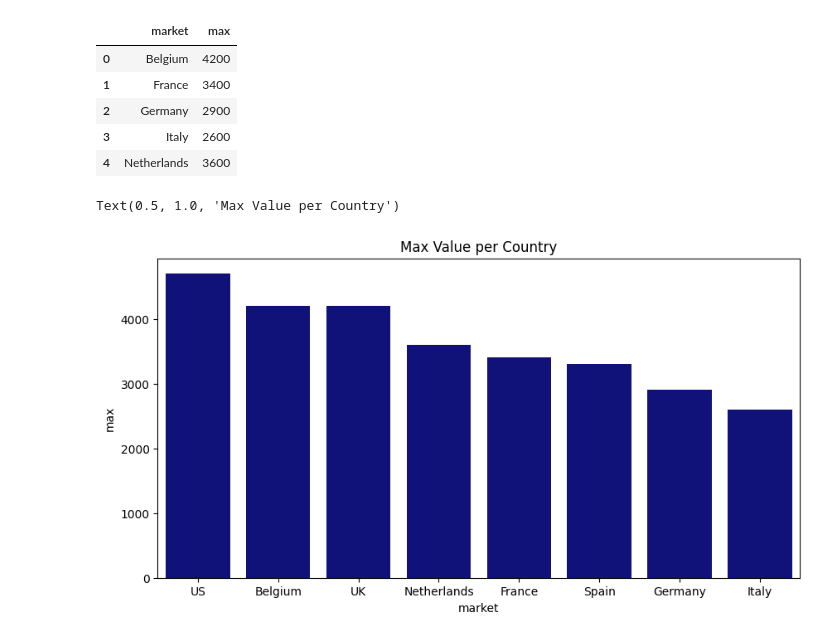
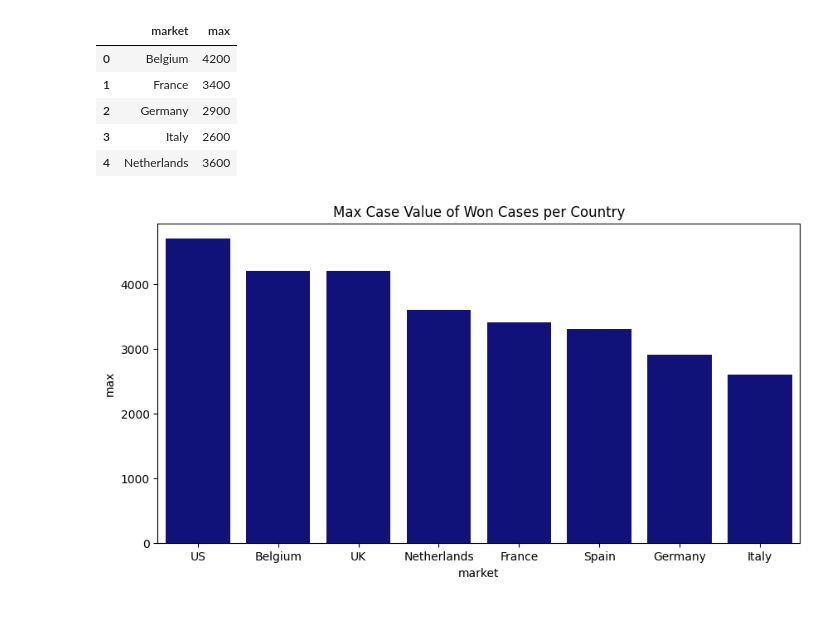
Before and after one commit to MadsAndersens/CABIChallenge, a Jupyter notebook: Visualizations.ipynb, the cells around one changed output. Cells and saved outputs as stored; diff of their text form; code cells hidden in the pictures.

```diff
--- a/Visualizations.ipynb
+++ b/Visualizations.ipynb
@@ -63,15 +63,14 @@ df.head()
 # %%
 fig, ax = plt.subplots(1,figsize = (10,5))
 
 df = df.sort_values(by = 'max', ascending = False)
 sns.barplot(df,
             x = 'market',
             y = 'max',
             color = 'darkblue'
            )
 
-plt.title("Max Value per Country")
-plt.savefig("CloseTimeDist.png")
+plt.title("Max Case Value of Won Cases per Country")
+plt.savefig("MaxCaseVal.png")
 # %% [output]
-Text(0.5, 1.0, 'Max Value per Country')
-[figure, old version]
+[figure, new version]
```
